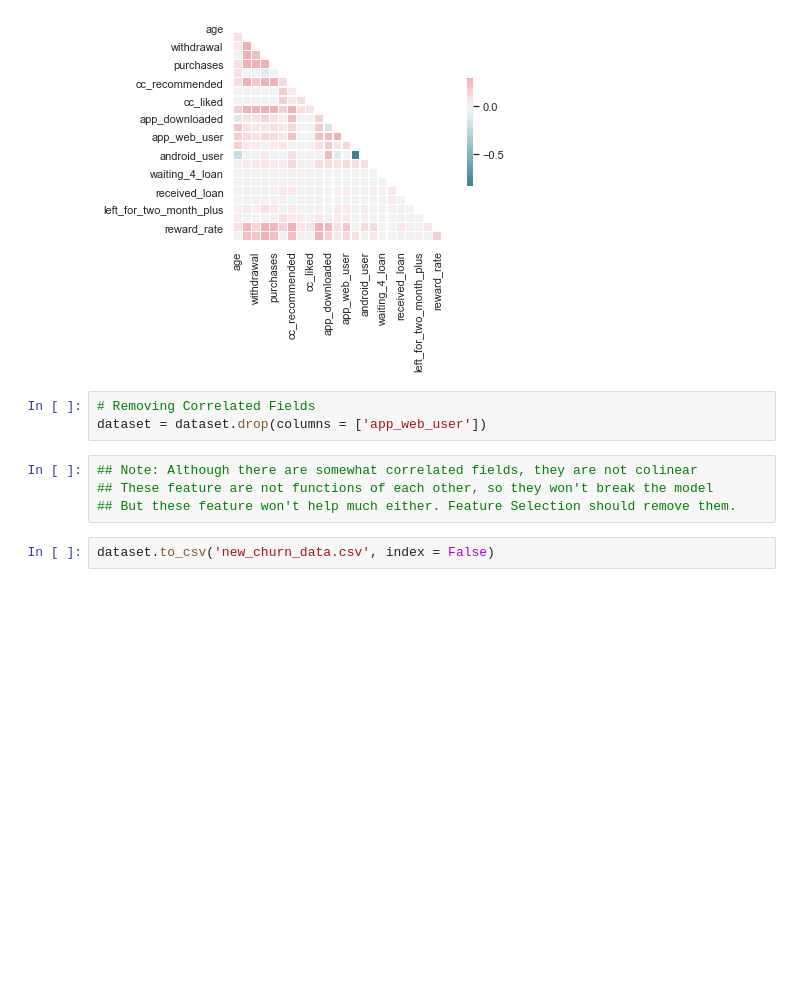
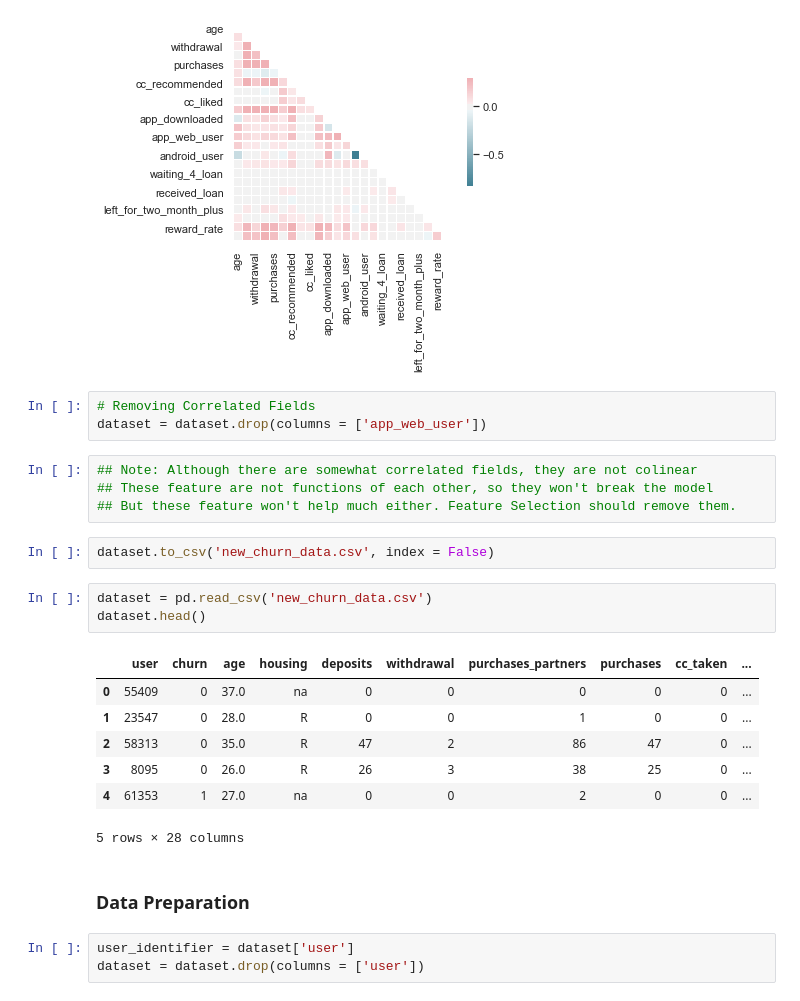
Before and after one commit to VishwasMore/machinelearning-case-studies, a Jupyter notebook: Subscription/minimizing-churn-rate.ipynb, the cells around one changed output. Cells and saved outputs as stored; diff of their text form; blank space fills up the shorter version.

Commit message:
Subscription : Data Preparation

```diff
--- a/Subscription/minimizing-churn-rate.ipynb
+++ b/Subscription/minimizing-churn-rate.ipynb
@@ -211,3 +214,19 @@ dataset = dataset.drop(columns = ['app_web_user'])
 ## But these feature won't help much either. Feature Selection should remove them.
 # %%
 dataset.to_csv('new_churn_data.csv', index = False)
+# %%
+dataset = pd.read_csv('new_churn_data.csv')
+dataset.head()
+# %% [output]
+|  | user | churn | age | housing | deposits | withdrawal | purchases_partners | purchases | cc_taken | ... |
+| 0 | 55409 | 0 | 37.0 | na | 0 | 0 | 0 | 0 | 0 | ... |
+| 1 | 23547 | 0 | 28.0 | R | 0 | 0 | 1 | 0 | 0 | ... |
+| 2 | 58313 | 0 | 35.0 | R | 47 | 2 | 86 | 47 | 0 | ... |
+| 3 | 8095 | 0 | 26.0 | R | 26 | 3 | 38 | 25 | 0 | ... |
+| 4 | 61353 | 1 | 27.0 | na | 0 | 0 | 2 | 0 | 0 | ... |
+5 rows × 28 columns
+# %% [markdown]
+### Data Preparation
+# %%
+user_identifier = dataset['user']
+dataset = dataset.drop(columns = ['user'])
```
Also changed, not shown: parts of 8 cells of this notebook.
